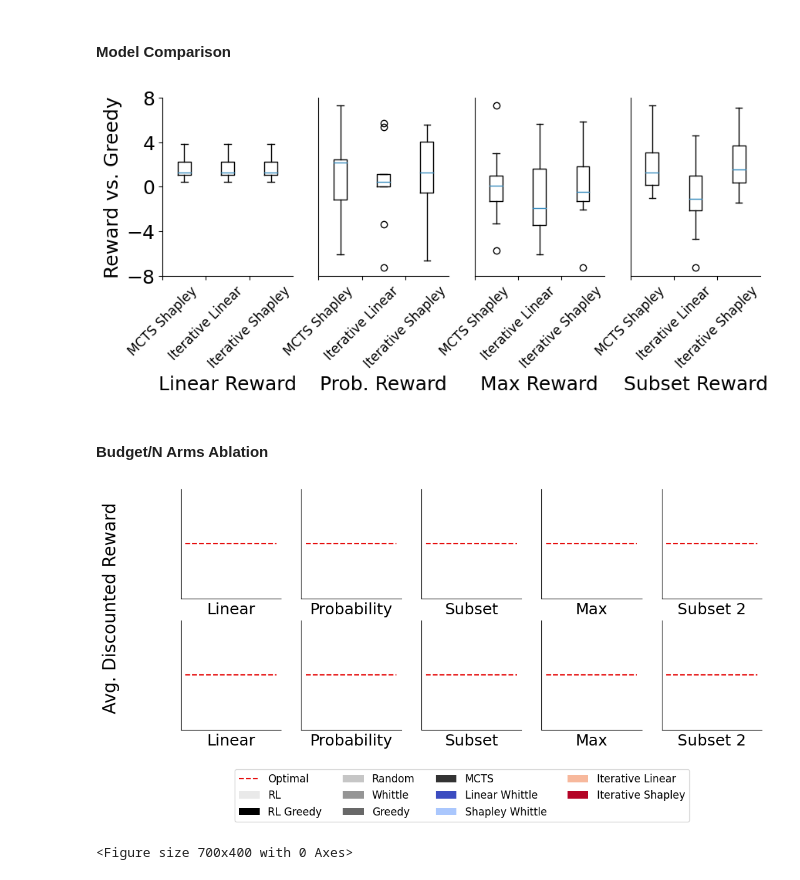
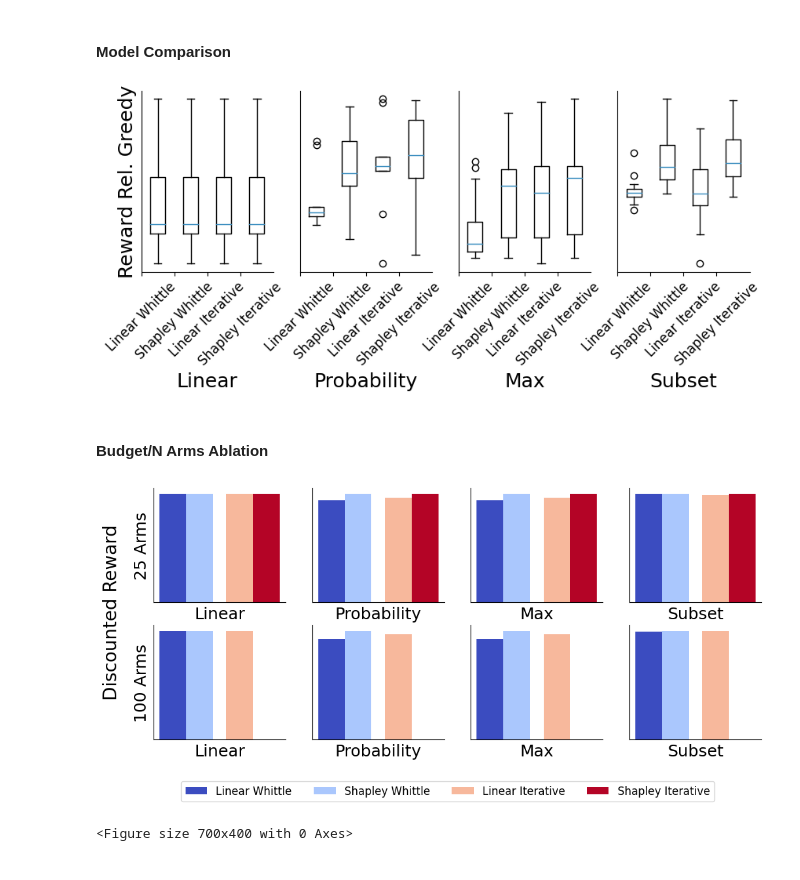
Before and after one commit to naveenr414/food-rescue-rmab, a Jupyter notebook: scripts/notebooks/Plotting.ipynb, the cells around one changed output. Drawn from its saved outputs; the diff is of its cells as text; code cells hidden in the pictures.

```diff
--- a/scripts/notebooks/Plotting.ipynb
+++ b/scripts/notebooks/Plotting.ipynb
@@ -53,8 +58,8 @@ for i,m in enumerate(mcts):
 colors_by_method['optimal'] = np.array([0.9,0.05,0.05,1.0])
 # %%
 shapes_by_method = {}
-all_shapes = ['P','o','v','D','s']
-for i,m in enumerate(non_baselines+mcts):
+all_shapes = ['P','o','v','D','s','x','^','<','>']
+for i,m in enumerate(non_baselines+mcts+time_policies):
     shapes_by_method[m] = all_shapes[i]
 # %% [markdown]
 ## NeurIPS 2024 Plots
@@ -435,8 +599,8 @@ This will become an error in seaborn v0.14.0; please update your code.
 # %%
 fig, axs = plt.subplots(1, 4, figsize=(10, 3))
 
-method_names = ['mcts_shapley','iterative_whittle','shapley_iterative_whittle']
-nice_names = ["MCTS Shapley","Iterative Linear","Iterative Shapley"]
+method_names = ['linear_whittle','shapley_whittle_custom','iterative_whittle','shapley_iterative_whittle']
+nice_names = ["Linear Whittle","Shapley Whittle","Linear Iterative","Shapley Iterative"]
 
 probability_params = {'volunteers_per_arm': 1, 'lamb': 0.5, 'budget': 10//2,'n_arms': 10, 'arm_set_low': 0, 'arm_set_high': 1, 'time_limit': 100}
 max_reward_params = {'volunteers_per_arm': 1, 'lamb': 0.5, 'budget': 10//2,'n_arms': 10, 'arm_set_high': 1,'time_limit': 100}
@@ -465,39 +629,38 @@ axs[3].boxplot(subset_data)
 for i in range(len(axs)):
     # axs[i].set_ylim([-6,9])
     if i == 0:
-        axs[i].set_yticks([-8,-4,0,4,8])
+        axs[i].set_yticks([])
     else:
         axs[i].set_yticks([])
-    axs[i].set_xticks([0.5,1.5,2.5],nice_names,rotation=45,fontsize=12)
+    axs[i].set_xticks([0.5,1.5,2.5,3.5],nice_names,rotation=45,fontsize=12)
     # else:
     #     axs[i].set_xticks([])
 
-axs[0].set_xlabel("Linear Reward")
-axs[1].set_xlabel("Prob. Reward")
-axs[2].set_xlabel("Max Reward")
-axs[3].set_xlabel("Subset Reward")
-axs[0].set_ylabel("Reward vs. Greedy")
+axs[0].set_xlabel("Linear")
+axs[1].set_xlabel("Probability")
+axs[2].set_xlabel("Max")
+axs[3].set_xlabel("Subset")
+axs[0].set_ylabel("Reward Rel. Greedy")
 plt.savefig("../../results/figures/reward_distro.pdf",dpi=300, bbox_inches='tight')
 # %% [output]
-[figure, old version]
+[figure, new version]
 # %% [markdown]
 #### Budget/N Arms Ablation
 # %%
-fig, axs = plt.subplots(2,5, figsize=(12, 5))
-method_names = ['dqn_step','dqn','random','whittle_activity','greedy','mcts','linear_whittle','shapley_whittle_custom','iterative_whittle','shapley_iterative_whittle','optimal']
-nice_names = ["RL","RL Greedy","Random","Whittle","Greedy","MCTS","Linear Whittle","Shapley Whittle","Iterative Linear","Iterative Shapley","Optimal"]
+fig, axs = plt.subplots(2,4, figsize=(12, 5))
+method_names = ['linear_whittle','shapley_whittle_custom','iterative_whittle','shapley_iterative_whittle']
+nice_names = ["Linear Whittle","Shapley Whittle","Linear Iterative","Shapley Iterative"]
 width = 0.1
 plt.figure(figsize=(7,4))
 n_arms = [25,100]
 
 baseline_params = {'volunteers_per_arm': 1, 'lamb': 0.5, 'budget': 2, 'n_arms': 4, 'time_limit': 100,'prob_distro': 'uniform'}
-datasets = ['linear_reward','prob_reward','subset_reward','max_reward','subset_reward']
-reward_names = ["Linear","Probability","Subset","Max","Subset 2"]
+datasets = ['linear_reward','prob_reward','max_reward','subset_reward']
+reward_names = ["Linear","Probability","Max","Subset"]
 params = [{'reward_type': 'linear','arm_set_low': 0, 'arm_set_high': 1},
             {'reward_type': 'probability','arm_set_low': 0, 'arm_set_high': 1},
-            {'reward_type': 'set_cover', 'universe_size': 20, 'arm_set_low': 6, 'arm_set_high': 8},
             {'reward_type': 'max', 'arm_set_low': 0, 'arm_set_high': 1},
-            {'reward_type': 'set_cover', 'universe_size': 20, 'arm_set_low': 6, 'prob_distro': 'high_prob', 'arm_set_high': 8} ]
+            {'reward_type': 'set_cover', 'universe_size': 20, 'arm_set_low': 6, 'arm_set_high': 8}]
 
 x_locations = []
 shift = 0
@@ -520,34 +683,38 @@ for i,n in enumerate(n_arms):
             dataset = "baselines/all"
 
             if m in ['linear_whittle','shapley_whittle_custom','iterative_whittle','shapley_iterative_whittle','mcts_shapley','optimal']:
                 dataset = "reward_variation/{}".format(datasets[j])
 
             temp_params = deepcopy(baseline_params)
             for p in params[j]:
                 temp_params[p] = params[j][p]
 
             results = get_results_matching_parameters(dataset,"",temp_params)
             results = aggregate_data(results)
             if '{}_reward'.format(m) not in results:
                 results['{}_reward'.format(m)] = [0,0]
             score_by_n.append(results['{}_reward'.format(m)][0])
             std_by_n.append(results['{}_reward'.format(m)][1])
 
             if m == 'optimal':
                 axs[i,j].hlines(score_by_n[0],-0.1,x_locations[-1],colors='green',linestyles='dashed',label='Optimal',color=colors_by_method[m])
 
             else:
                 axs[i,j].bar(x_locations[k],score_by_n,width=width,label=nice_names[k],color=colors_by_method[m])
 
         axs[i,j].set_xticks([])
         axs[i,j].set_yticks([])
         axs[i,j].set_xlabel(reward_names[j])
 
+axs[0,0].set_ylabel("25 Arms")
+axs[1,0].set_ylabel("100 Arms")
+
 handles, labels = axs[1,1].get_legend_handles_labels()
 fig.legend(handles, labels, loc='upper center',ncol=4,bbox_to_anchor=(0.5,0),fontsize=12)
 
-fig.supylabel("Avg. Discounted Reward",fontsize=20)
-fig.savefig("../../results/figures/all_rewards.pdf",dpi=300, bbox_inches='tight')
+fig.supylabel("Discounted Reward",fontsize=20,x=0.06)
+
+fig.savefig("../../results/figures/all_rewards_large_N.pdf",dpi=300, bbox_inches='tight')
 # %% [output]
-[figure, old version]
+[figure, new version]
 <Figure size 700x400 with 0 Axes>
```
Also changed, not shown: parts of 32 cells of this notebook, 21 other files.
